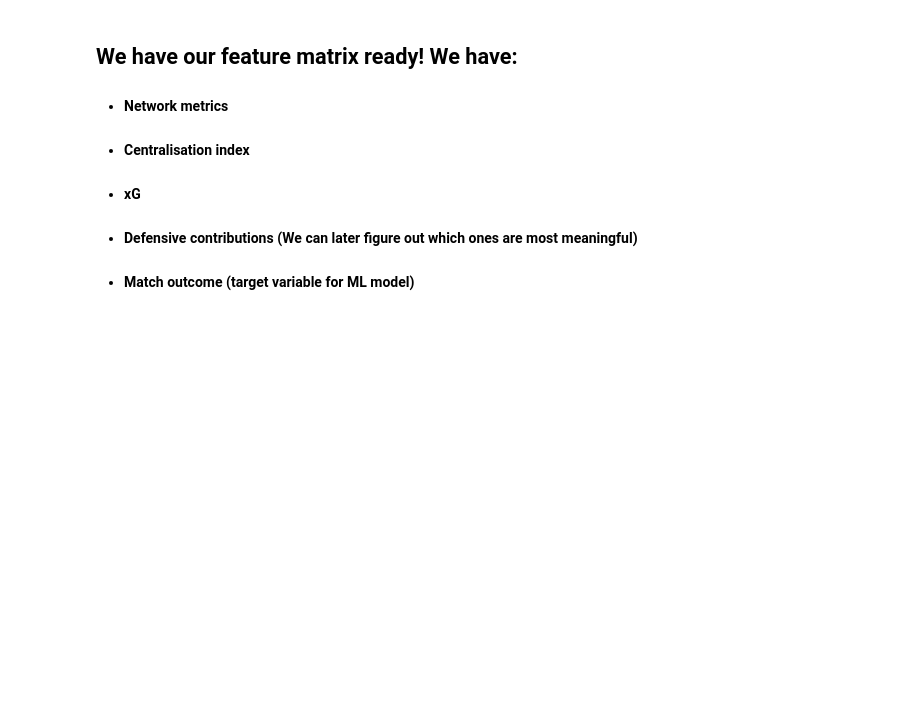
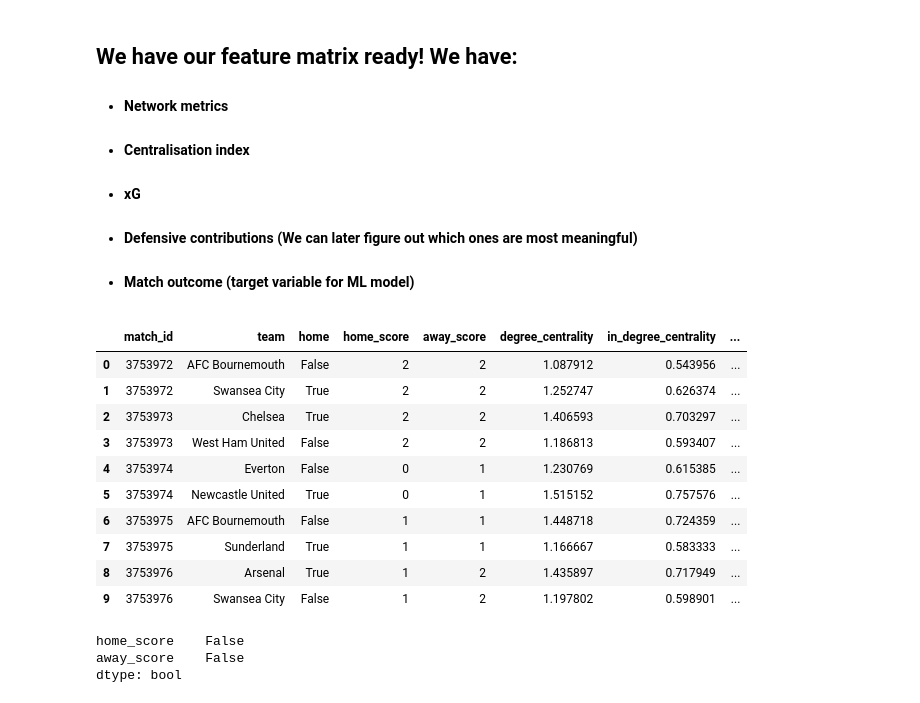
Before and after one commit to kaloyankirovgit/football-match-predictor, a Jupyter notebook: notebooks/passing_networks.ipynb, the cells around one changed output. Saved outputs shown, nothing was run; the diff lists cells and outputs as text; code cells hidden in the pictures; blank space fills up the shorter version.

```diff
--- a/notebooks/passing_networks.ipynb
+++ b/notebooks/passing_networks.ipynb
@@ -401,3 +401,23 @@ season.columns.tolist()
 - #### Match outcome (target variable for ML model)
 # %%
 season.to_parquet('../data/feature_matrix.parquet')
+# %%
+season.head(10)
+# %% [output]
+|  | match_id | team | home | home_score | away_score | degree_centrality | in_degree_centrality | ... |
+| 0 | 3753972 | AFC Bournemouth | False | 2 | 2 | 1.087912 | 0.543956 | ... |
+| 1 | 3753972 | Swansea City | True | 2 | 2 | 1.252747 | 0.626374 | ... |
+| 2 | 3753973 | Chelsea | True | 2 | 2 | 1.406593 | 0.703297 | ... |
+| 3 | 3753973 | West Ham United | False | 2 | 2 | 1.186813 | 0.593407 | ... |
+| 4 | 3753974 | Everton | False | 0 | 1 | 1.230769 | 0.615385 | ... |
+| 5 | 3753974 | Newcastle United | True | 0 | 1 | 1.515152 | 0.757576 | ... |
+| 6 | 3753975 | AFC Bournemouth | False | 1 | 1 | 1.448718 | 0.724359 | ... |
+| 7 | 3753975 | Sunderland | True | 1 | 1 | 1.166667 | 0.583333 | ... |
+| 8 | 3753976 | Arsenal | True | 1 | 2 | 1.435897 | 0.717949 | ... |
+| 9 | 3753976 | Swansea City | False | 1 | 2 | 1.197802 | 0.598901 | ... |
+# %%
+np.isnan(season[['home_score', 'away_score']]).all()
+# %% [output]
+home_score    False
+away_score    False
+dtype: bool
```
